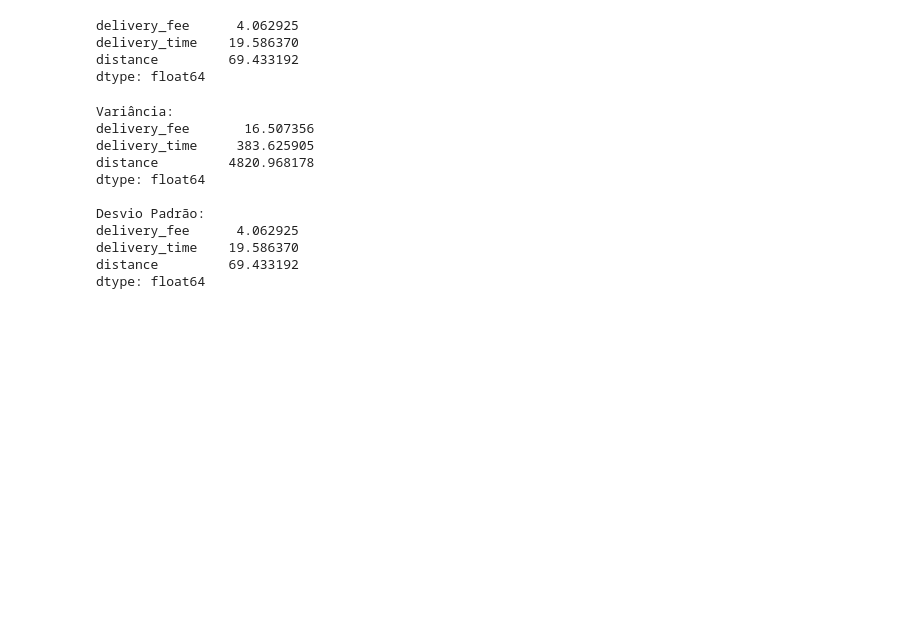
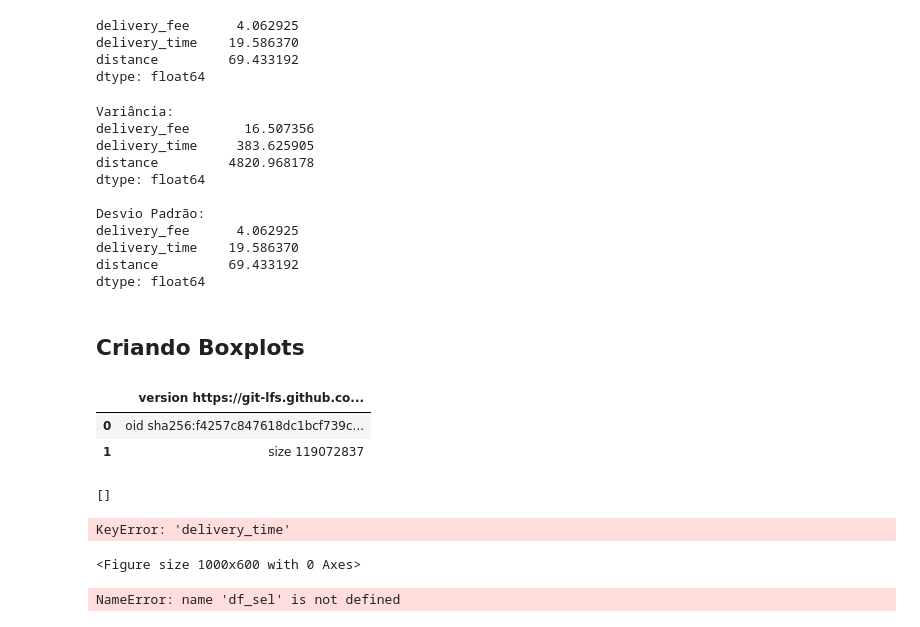
Before and after one commit to Gui250/Curso-Estatistica-em-Python, a Jupyter notebook: medidas_estatistica.ipynb, the cells around one changed output. Saved outputs shown, nothing was run; the diff lists cells and outputs as text; code cells hidden in the pictures; blank space fills up the shorter version.

```diff
--- a/medidas_estatistica.ipynb
+++ b/medidas_estatistica.ipynb
@@ -209,3 +208,5 @@ delivery_fee      4.062925
 delivery_time    19.586370
 distance         69.433192
 dtype: float64
+# %% [markdown]
+## Criando Boxplots
@@ -211,0 +216,30 @@ dtype: float64
+# %%
+dataframe = pd.read_csv('Datasets/ifood-restaurants-november-2020.csv', sep=',', header=0)
+dataframe
+# %% [output]
+|  | version https://git-lfs.github.co... |
+| 0 | oid sha256:f4257c847618dc1bcf739c... |
+| 1 | size 119072837 |
+# %%
+numericas = dataframe.select_dtypes(include=['int64', 'float64']).columns.tolist()
+numericas
+# %% [output]
+[]
+# %%
+plt.figure(figsize=(10, 6))
+plt.boxplot(dataframe['delivery_time'], labels=['delivery_time'])
+plt.title('Boxplot da Variavel delivery_time')
+plt.ylabel("Tempo de Entrega")
+plt.show()
+# %% [output]
+KeyError: 'delivery_time'
+<Figure size 1000x600 with 0 Axes>
+# %%
+# Calculando Quartis
+Q1 = df_sel['delivery_fee'].quantile(0.25)
+Q3 = df_sel['delivery_fee'].quantile(0.75)
+
+# Calculando o intervalo interquartil
+IQR = Q3 - Q1
+# %% [output]
+NameError: name 'df_sel' is not defined
```
Also changed, not shown: parts of 14 cells of this notebook, 1 other file.
